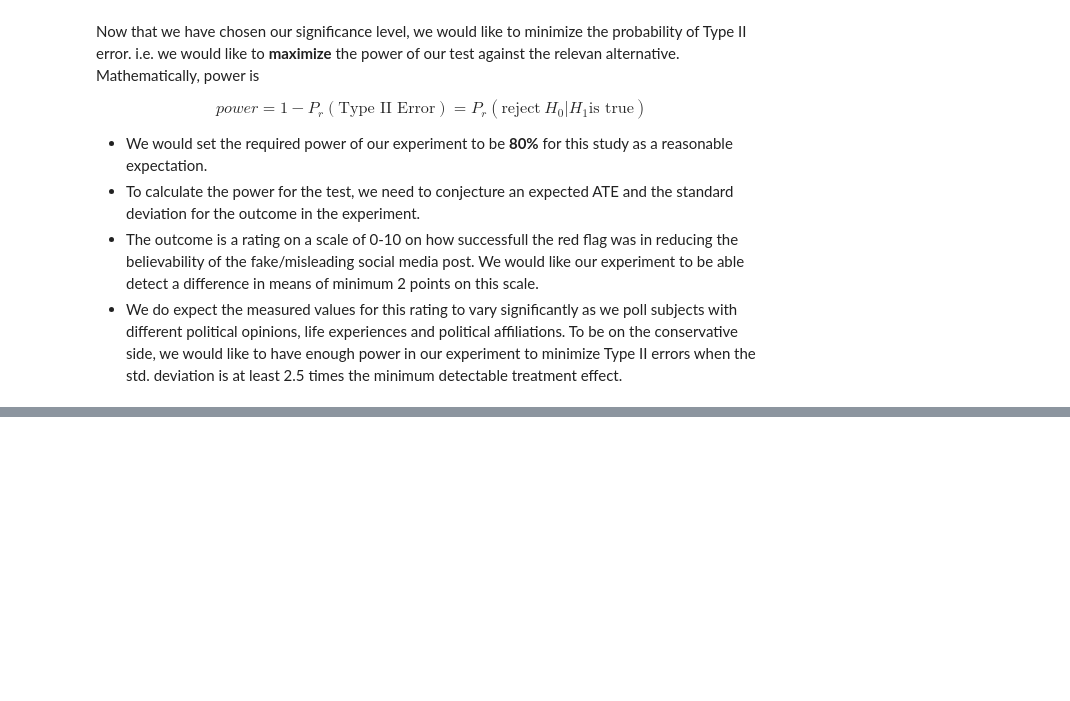
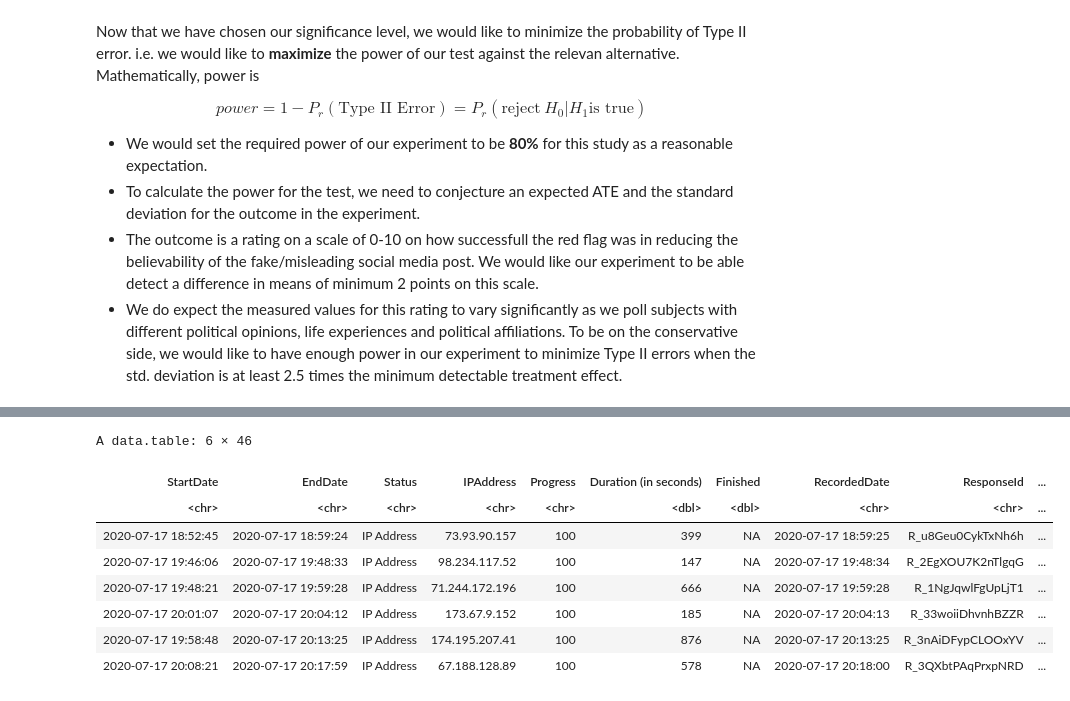
Before and after one commit to suhasgupta791/W241-red-flagging-fake-news, a Jupyter notebook: Project_R_Notebook.ipynb, the cells around one changed output, grey strips where cells are left out. Drawn from its saved outputs; the diff is of its cells as text; code cells hidden in the pictures; blank space fills up the shorter version.

```diff
--- a/Project_R_Notebook.ipynb
+++ b/Project_R_Notebook.ipynb
@@ -167,0 +241,12 @@ outcome ~ red_flag + gender + factor(age_group) + political_affiliation + pre-tr
+# %%
+head(data_pruned)
+# %% [output]
+A data.table: 6 × 46
+| StartDate | EndDate | Status | IPAddress | Progress | Duration (in seconds) | Finished | RecordedDate | ResponseId | ... |
+| <chr> | <chr> | <chr> | <chr> | <chr> | <dbl> | <dbl> | <chr> | <chr> | ... |
+| 2020-07-17 18:52:45 | 2020-07-17 18:59:24 | IP Address | 73.93.90.157 | 100 | 399 | NA | 2020-07-17 18:59:25 | R_u8Geu0CykTxNh6h | ... |
+| 2020-07-17 19:46:06 | 2020-07-17 19:48:33 | IP Address | 98.234.117.52 | 100 | 147 | NA | 2020-07-17 19:48:34 | R_2EgXOU7K2nTlgqG | ... |
+| 2020-07-17 19:48:21 | 2020-07-17 19:59:28 | IP Address | 71.244.172.196 | 100 | 666 | NA | 2020-07-17 19:59:28 | R_1NgJqwlFgUpLjT1 | ... |
+| 2020-07-17 20:01:07 | 2020-07-17 20:04:12 | IP Address | 173.67.9.152 | 100 | 185 | NA | 2020-07-17 20:04:13 | R_33woiiDhvnhBZZR | ... |
+| 2020-07-17 19:58:48 | 2020-07-17 20:13:25 | IP Address | 174.195.207.41 | 100 | 876 | NA | 2020-07-17 20:13:25 | R_3nAiDFypCLOOxYV | ... |
+| 2020-07-17 20:08:21 | 2020-07-17 20:17:59 | IP Address | 67.188.128.89 | 100 | 578 | NA | 2020-07-17 20:18:00 | R_3QXbtPAqPrxpNRD | ... |
```
Also changed, not shown: parts of 27 cells of this notebook.
